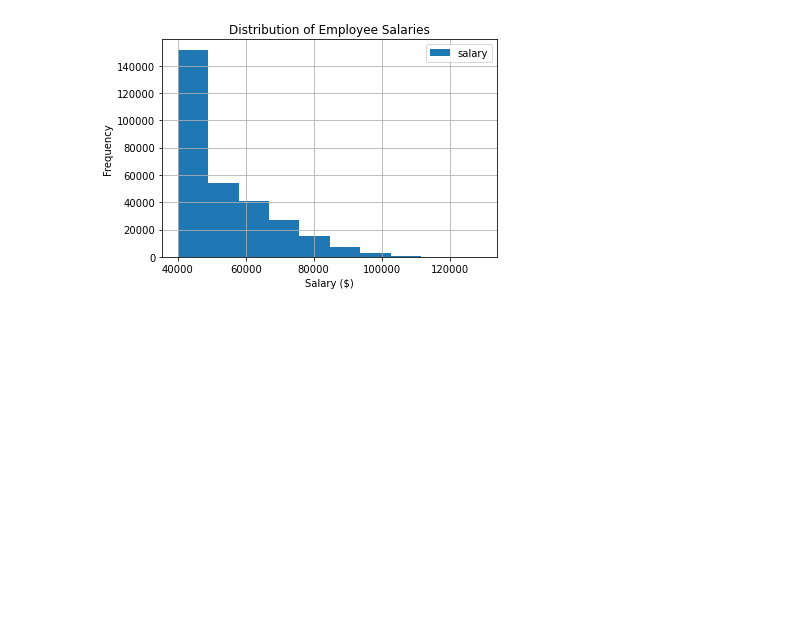
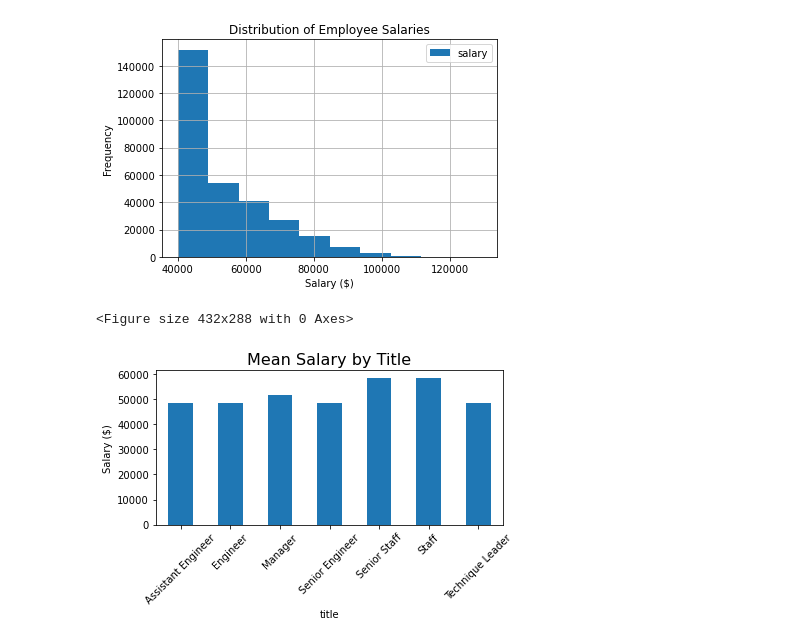
Before and after one commit to kellnergp/sql-challenge, a Jupyter notebook: EmployeeSQL/EmployeeSQL-Bonus.ipynb, the cells around one changed output. Saved outputs shown, nothing was run; the diff lists cells and outputs as text; code cells hidden in the pictures; blank space fills up the shorter version.

Commit message:
bonus bar graph

```diff
--- a/EmployeeSQL/EmployeeSQL-Bonus.ipynb
+++ b/EmployeeSQL/EmployeeSQL-Bonus.ipynb
@@ -39,3 +39,31 @@ plt.grid()
 # %% [output]
 <Figure size 432x288 with 0 Axes>
 [figure]
+# %%
+# create a bar chart of average salary by title
+# pull required columns from employees
+emp_reduce = employees[['emp_no', 'emp_title_id']]
+
+# rename column to ease merge
+emp_reduce = emp_reduce.rename(columns={'emp_title_id': 'title_id'})
+
+# merge in titles df to get each employee title
+emp_reduce_title = pd.merge(emp_reduce, titles, on='title_id')
+
+# merge in salaries df to get each employee title and salary
+emp_title_salary = pd.merge(emp_reduce_title, salaries, on='emp_no')
+
+# create new df with only title and salary
+title_salary = emp_title_salary[['title', 'salary']]
+
+# groupby title and take mean
+title_mean_salary = title_salary.groupby(['title']).mean()
+
+# use pandas plot function to generate bar chart
+plt.figure()
+title_mean_salary.plot.bar(rot=45, legend=False, ylabel='Salary ($)')
+plt.title('Mean Salary by Title', fontsize=16)
+plt.tight_layout()
+# %% [output]
+<Figure size 432x288 with 0 Axes>
+[figure, added]
```
